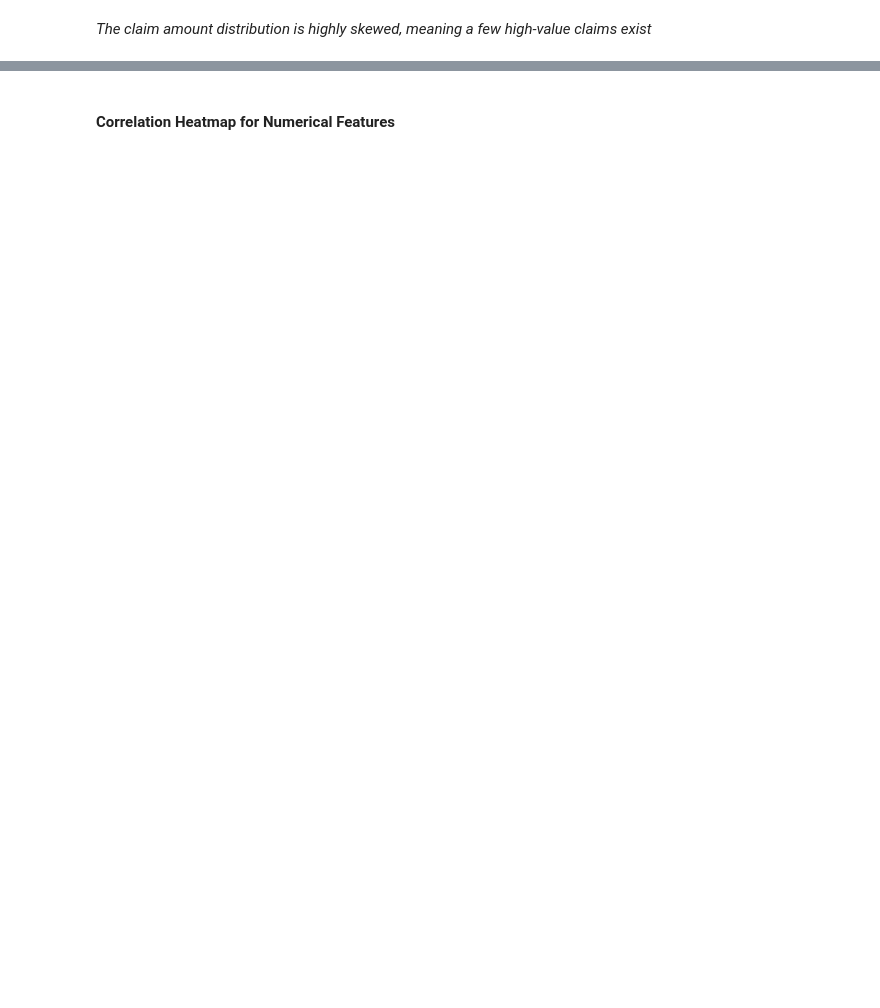
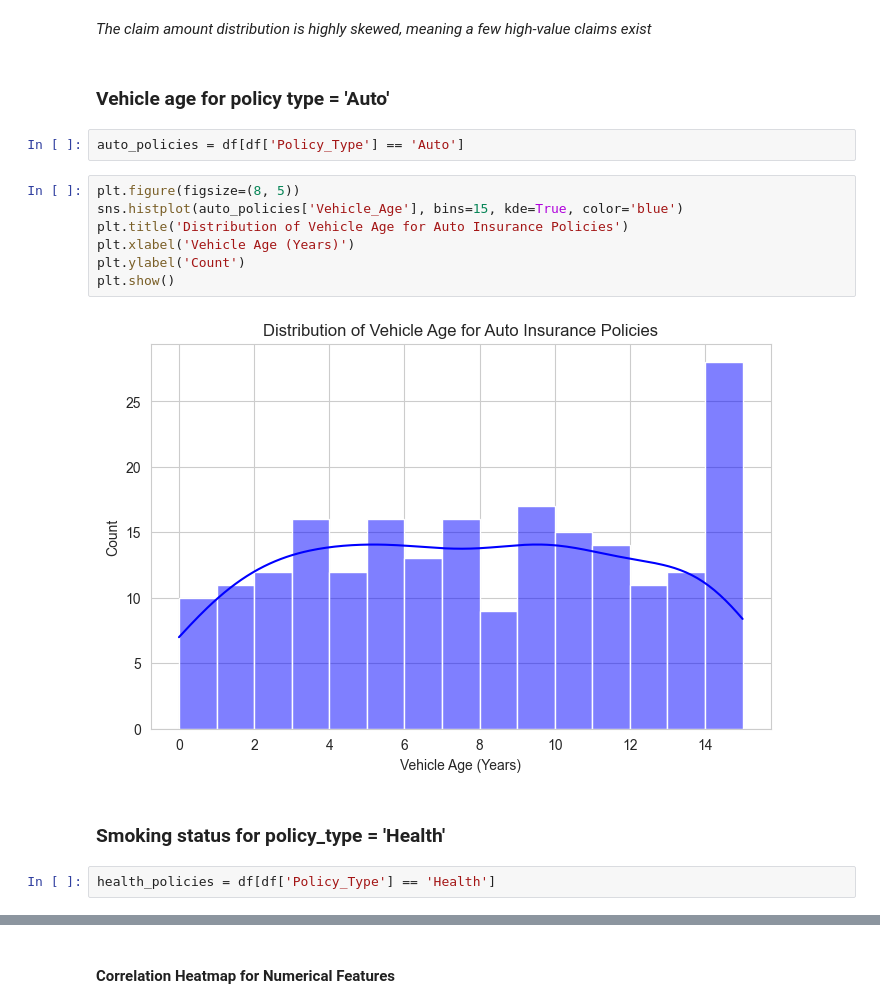
Before and after one commit to Nowshin1009/Data-Analysis-with-python, a Jupyter notebook: Insurance Fraud Analysis and predict/main.ipynb, the cells around one changed output, grey strips where cells are left out. Drawn from its saved outputs; the diff is of its cells as text; blank space fills up the shorter version.

```diff
--- a/Insurance Fraud Analysis and predict/main.ipynb
+++ b/Insurance Fraud Analysis and predict/main.ipynb
@@ -180,2 +188,19 @@ Text(0.5, 1.0, 'Boxplot of Premium Amounts')
 # %% [markdown]
 _The claim amount distribution is highly skewed, meaning a few high-value claims exist_
+# %% [markdown]
+### Vehicle age for policy type = 'Auto'
+# %%
+auto_policies = df[df['Policy_Type'] == 'Auto']
+# %%
+plt.figure(figsize=(8, 5))
+sns.histplot(auto_policies['Vehicle_Age'], bins=15, kde=True, color='blue')
+plt.title('Distribution of Vehicle Age for Auto Insurance Policies')
+plt.xlabel('Vehicle Age (Years)')
+plt.ylabel('Count')
+plt.show()
+# %% [output]
+[figure, added]
+# %% [markdown]
+### Smoking status for policy_type = 'Health'
+# %%
+health_policies = df[df['Policy_Type'] == 'Health']
```
Also changed, not shown: parts of 20 cells of this notebook.
